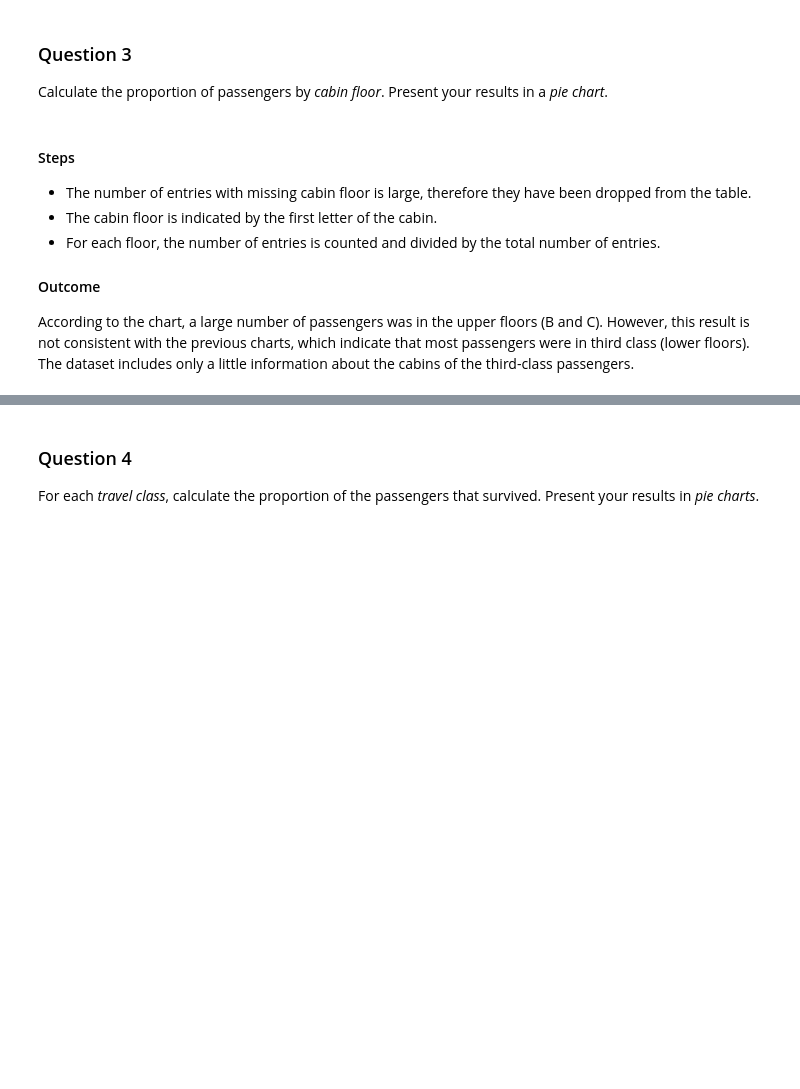
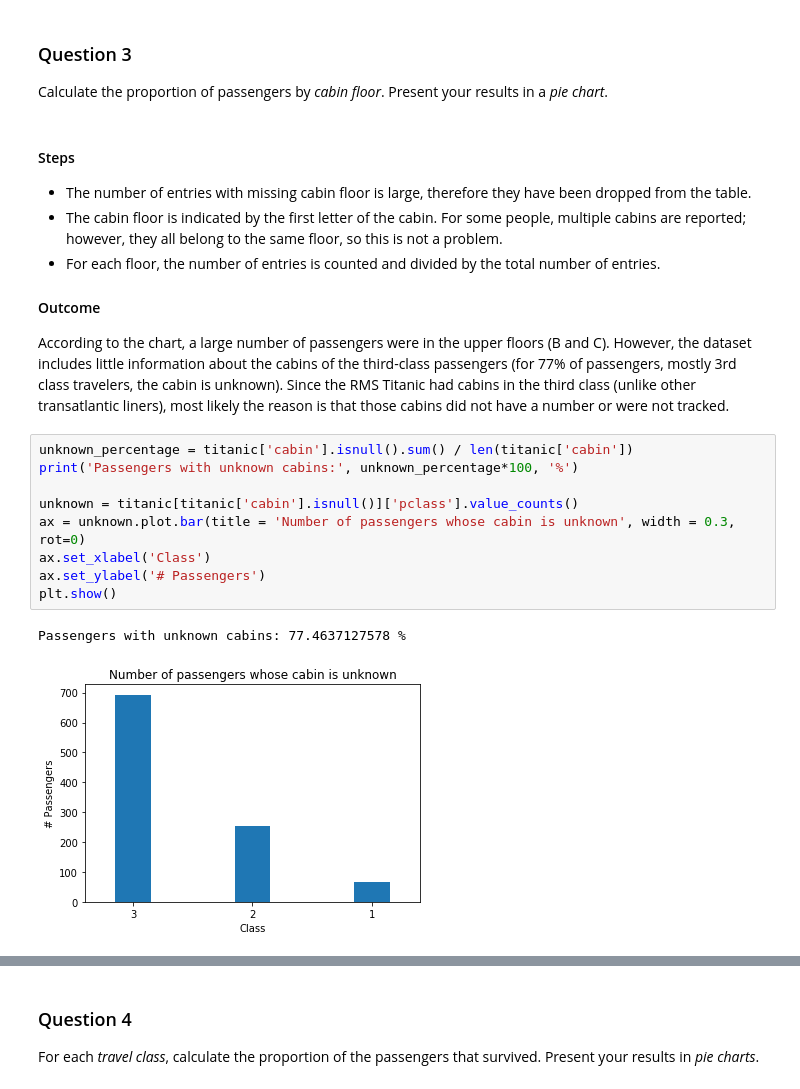
Before and after one commit to tarmeens/ada-homework, a Jupyter notebook: 01 - Pandas and Data Wrangling/Homework 1.ipynb, the cells around one changed output, grey strips where cells are left out. Drawn from its saved outputs; the diff is of its cells as text; blank space fills up the shorter version.

```diff
--- a/01 - Pandas and Data Wrangling/Homework 1.ipynb
+++ b/01 - Pandas and Data Wrangling/Homework 1.ipynb
@@ -504,11 +428,23 @@ Calculate the proportion of passengers by *cabin floor*. Present your results in
 # %% [markdown]
 #### Steps
 - The number of entries with missing cabin floor is large, therefore they have been dropped from the table.
-- The cabin floor is indicated by the first letter of the cabin.
+- The cabin floor is indicated by the first letter of the cabin. For some people, multiple cabins are reported; however, they all belong to the same floor, so this is not a problem.
 - For each floor, the number of entries is counted and divided by the total number of entries.
 
 
 #### Outcome
-According to the chart, a large number of passengers was in the upper floors (B and C). However, this result is not consistent with the previous charts, which indicate that most passengers were in third class (lower floors). The dataset includes only a little information about the cabins of the third-class passengers.
+According to the chart, a large number of passengers were in the upper floors (B and C). However, the dataset includes little information about the cabins of the third-class passengers (for 77% of passengers, mostly 3rd class travelers, the cabin is unknown). Since the RMS Titanic had cabins in the third class (unlike other transatlantic liners), most likely the reason is that those cabins did not have a number or were not tracked.
+# %%
+unknown_percentage = titanic['cabin'].isnull().sum() / len(titanic['cabin'])
+print('Passengers with unknown cabins:', unknown_percentage*100, '%')
+
+unknown = titanic[titanic['cabin'].isnull()]['pclass'].value_counts()
+ax = unknown.plot.bar(title = 'Number of passengers whose cabin is unknown', width = 0.3, rot=0)
+ax.set_xlabel('Class')
+ax.set_ylabel('# Passengers')
+plt.show()
+# %% [output]
+Passengers with unknown cabins: 77.4637127578 %
+[figure, added]
 # %%
 # The first character corresponds to the cabin floor. Unknown record are discarded.
```
Also changed, not shown: parts of 15 cells of this notebook.
